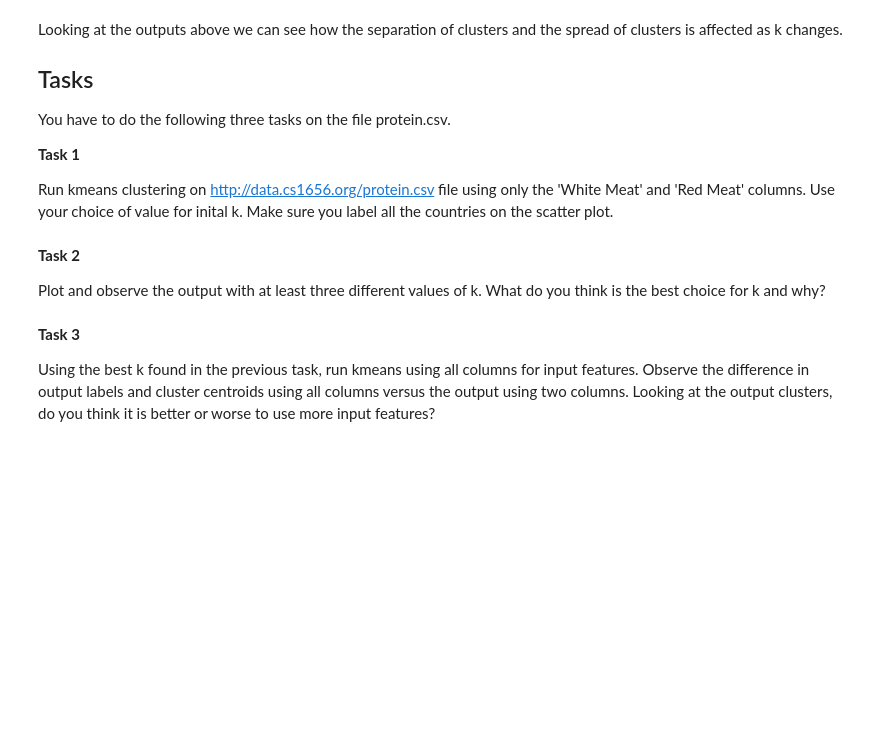
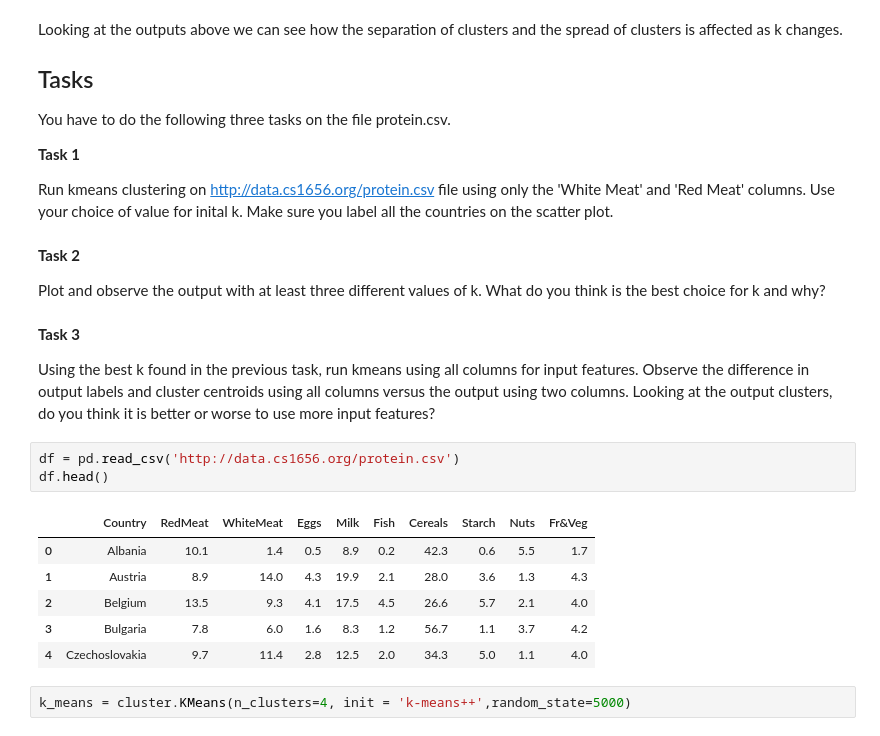
Before and after one commit to paige080298/DataScience_Clustering, a Jupyter notebook: rec06.ipynb, the cells around one changed output. Drawn from its saved outputs; the diff is of its cells as text; blank space fills up the shorter version.

```diff
--- a/rec06.ipynb
+++ b/rec06.ipynb
@@ -144,3 +198,15 @@ Plot and observe the output with at least three different values of k. What do y
 **Task 3**
 
 Using the best k found in the previous task, run kmeans using all columns for input features. Observe the difference in output labels and cluster centroids using all columns versus the output using two columns. Looking at the output clusters, do you think it is better or worse to use more input features?
+# %%
+df = pd.read_csv('http://data.cs1656.org/protein.csv')
+df.head()
+# %% [output]
+|  | Country | RedMeat | WhiteMeat | Eggs | Milk | Fish | Cereals | Starch | Nuts | Fr&Veg |
+| 0 | Albania | 10.1 | 1.4 | 0.5 | 8.9 | 0.2 | 42.3 | 0.6 | 5.5 | 1.7 |
+| 1 | Austria | 8.9 | 14.0 | 4.3 | 19.9 | 2.1 | 28.0 | 3.6 | 1.3 | 4.3 |
+| 2 | Belgium | 13.5 | 9.3 | 4.1 | 17.5 | 4.5 | 26.6 | 5.7 | 2.1 | 4.0 |
+| 3 | Bulgaria | 7.8 | 6.0 | 1.6 | 8.3 | 1.2 | 56.7 | 1.1 | 3.7 | 4.2 |
+| 4 | Czechoslovakia | 9.7 | 11.4 | 2.8 | 12.5 | 2.0 | 34.3 | 5.0 | 1.1 | 4.0 |
+# %%
+k_means = cluster.KMeans(n_clusters=4, init = 'k-means++',random_state=5000)
```
Also changed, not shown: parts of 20 cells of this notebook.
